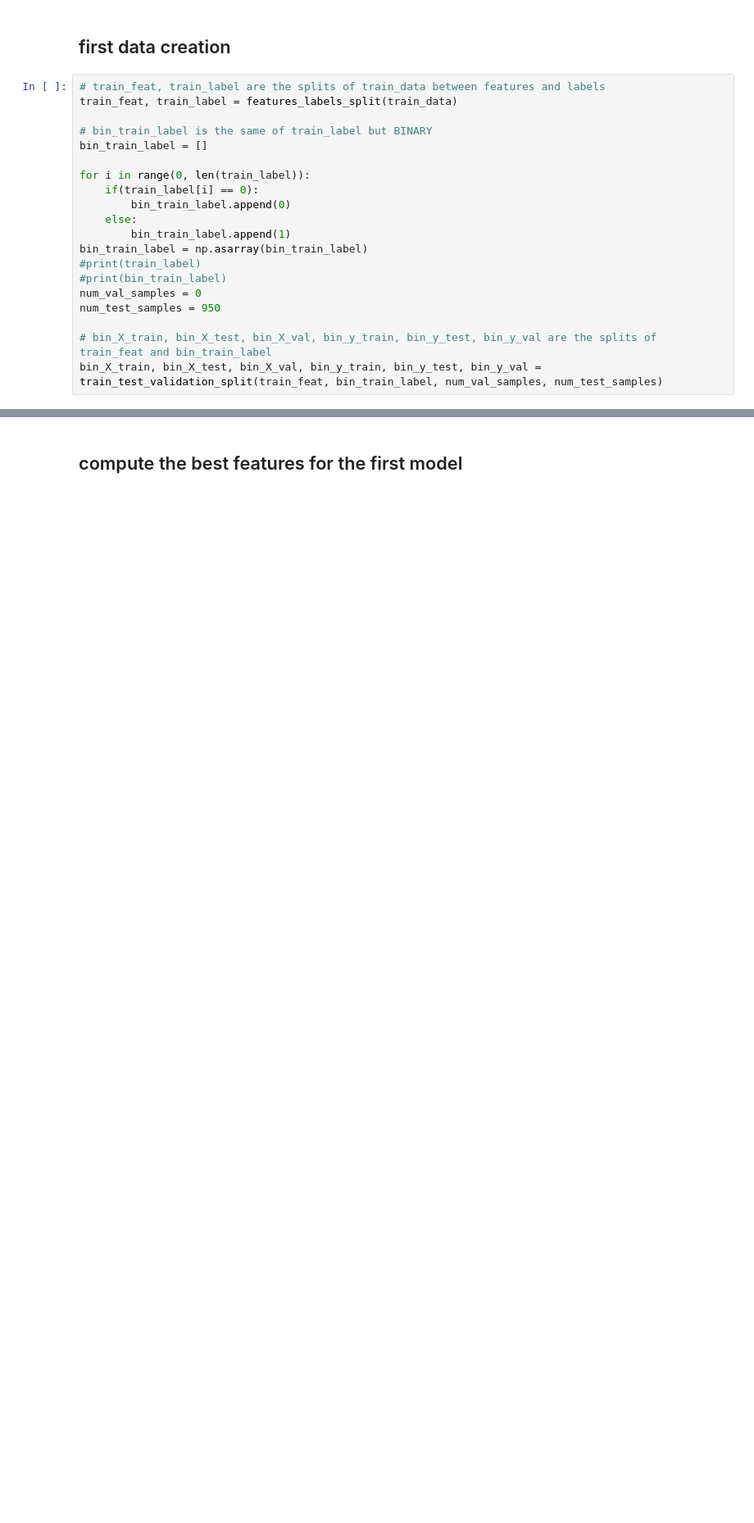
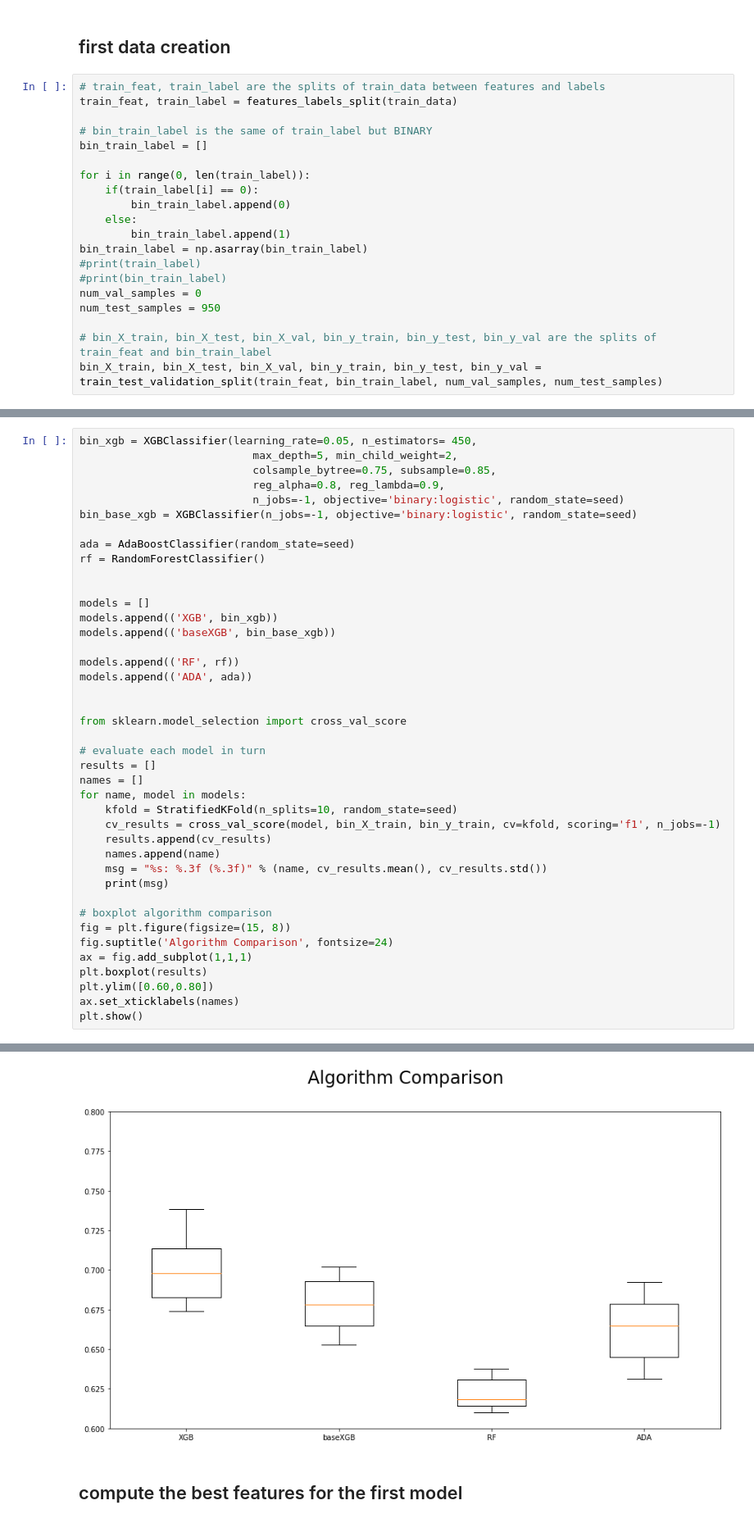
Before and after one commit to EugenioTL/Vodafone_Challenge, a Jupyter notebook: Eugenio/Prova doppia classification.ipynb, the cells around one changed output, grey strips where cells are left out. Shown at 82% size. Cells and saved outputs as stored; diff of their text form; blank space fills up the shorter version.

```diff
--- a/Eugenio/Prova doppia classification.ipynb
+++ b/Eugenio/Prova doppia classification.ipynb
@@ -92,0 +121,42 @@ bin_X_train, bin_X_test, bin_X_val, bin_y_train, bin_y_test, bin_y_val = train_t
+# %%
+bin_xgb = XGBClassifier(learning_rate=0.05, n_estimators= 450,
+                           max_depth=5, min_child_weight=2,
+                           colsample_bytree=0.75, subsample=0.85,
+                           reg_alpha=0.8, reg_lambda=0.9,
+                           n_jobs=-1, objective='binary:logistic', random_state=seed)
+bin_base_xgb = XGBClassifier(n_jobs=-1, objective='binary:logistic', random_state=seed)
+
+ada = AdaBoostClassifier(random_state=seed)
+rf = RandomForestClassifier()
+
+
+models = []
+models.append(('XGB', bin_xgb))
+models.append(('baseXGB', bin_base_xgb))
+
+models.append(('RF', rf))
+models.append(('ADA', ada))
+
+
+from sklearn.model_selection import cross_val_score
+
+# evaluate each model in turn
+results = []
+names = []
+for name, model in models:
+    kfold = StratifiedKFold(n_splits=10, random_state=seed)
+    cv_results = cross_val_score(model, bin_X_train, bin_y_train, cv=kfold, scoring='f1', n_jobs=-1)
+    results.append(cv_results)
+    names.append(name)
+    msg = "%s: %.3f (%.3f)" % (name, cv_results.mean(), cv_results.std())
+    print(msg)
+
+# boxplot algorithm comparison
+fig = plt.figure(figsize=(15, 8))
+fig.suptitle('Algorithm Comparison', fontsize=24)
+ax = fig.add_subplot(1,1,1)
+plt.boxplot(results)
+plt.ylim([0.60,0.80])
+ax.set_xticklabels(names)
+plt.show()
+# %% [output]
@@ -93,3 +167,4 @@ bin_X_train, bin_X_test, bin_X_val, bin_y_train, bin_y_test, bin_y_val = train_t
+[figure, added]
 # %% [markdown]
 ## compute the best features for the first model
 # %%
```
Also changed, not shown: parts of 30 cells of this notebook, 2 other files.
